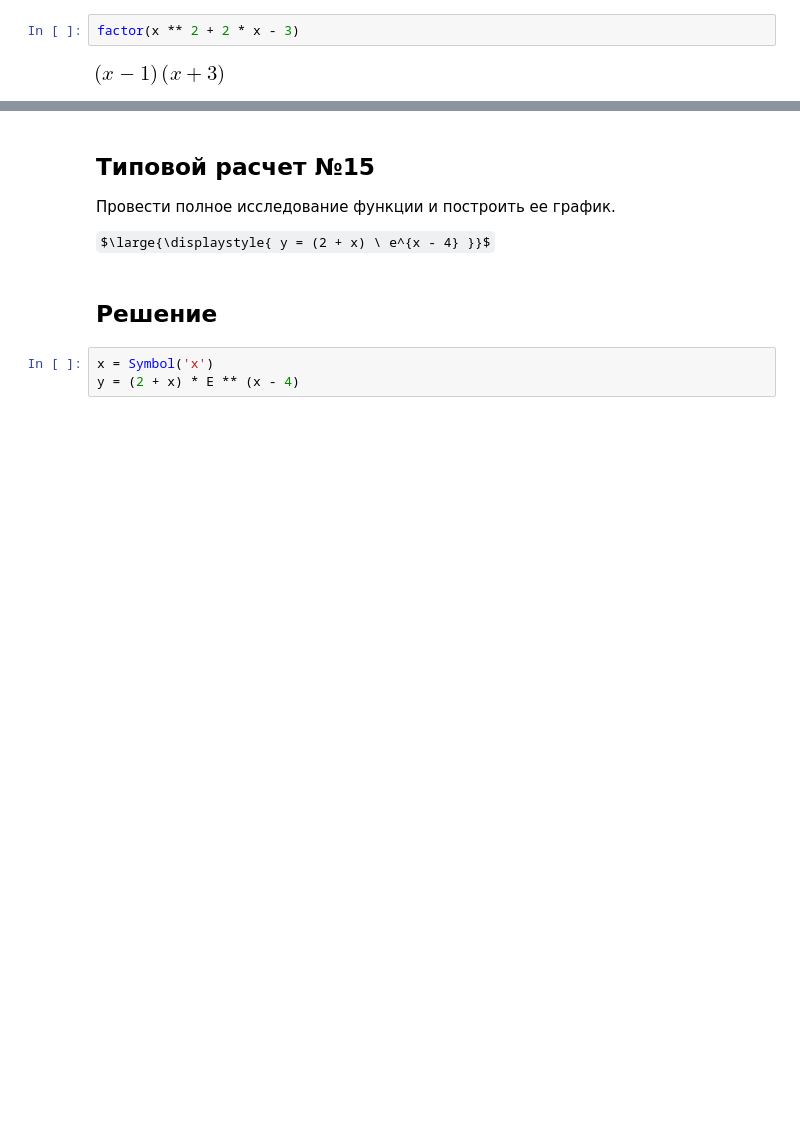
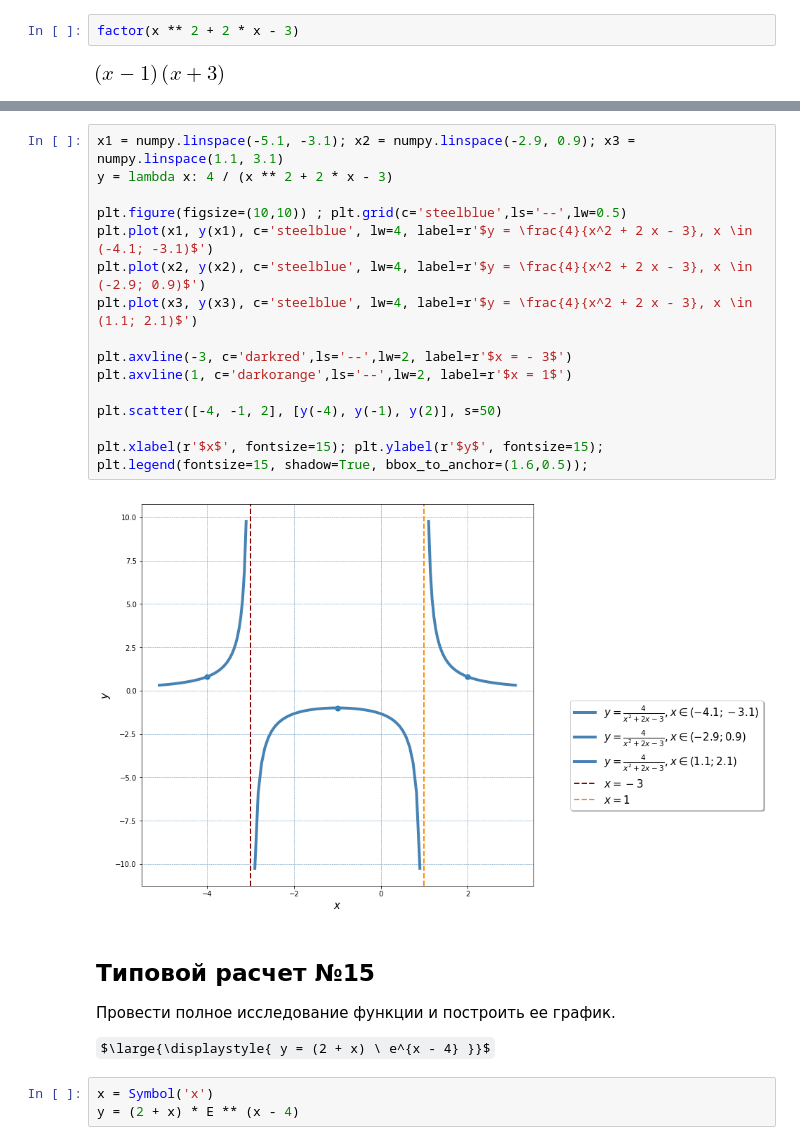
Before and after one commit to OlgaBelitskaya/math_20182019, a Jupyter notebook: mathanalysis_standardcalc209-215.ipynb, the cells around one changed output, grey strips where cells are left out. Saved outputs shown, nothing was run; the diff lists cells and outputs as text; some formulas as TeX source; blank space fills up the shorter version.

```diff
--- a/mathanalysis_standardcalc209-215.ipynb
+++ b/mathanalysis_standardcalc209-215.ipynb
@@ -376,11 +401,27 @@ plot(y, (x, -4.1, -3.1)); plot(y, (x, -2.9, 0.9)); plot(y, (x, 1.1, 2.1));
+# %%
+x1 = numpy.linspace(-5.1, -3.1); x2 = numpy.linspace(-2.9, 0.9); x3 = numpy.linspace(1.1, 3.1)
+y = lambda x: 4 / (x ** 2 + 2 * x - 3)
+
+plt.figure(figsize=(10,10)) ; plt.grid(c='steelblue',ls='--',lw=0.5)
+plt.plot(x1, y(x1), c='steelblue', lw=4, label=r'$y = \frac{4}{x^2 + 2 x - 3}, x \in (-4.1; -3.1)$')
+plt.plot(x2, y(x2), c='steelblue', lw=4, label=r'$y = \frac{4}{x^2 + 2 x - 3}, x \in (-2.9; 0.9)$')
+plt.plot(x3, y(x3), c='steelblue', lw=4, label=r'$y = \frac{4}{x^2 + 2 x - 3}, x \in (1.1; 2.1)$')
+
+plt.axvline(-3, c='darkred',ls='--',lw=2, label=r'$x = - 3$')
+plt.axvline(1, c='darkorange',ls='--',lw=2, label=r'$x = 1$')
+
+plt.scatter([-4, -1, 2], [y(-4), y(-1), y(2)], s=50)
+
+plt.xlabel(r'$x$', fontsize=15); plt.ylabel(r'$y$', fontsize=15);
+plt.legend(fontsize=15, shadow=True, bbox_to_anchor=(1.6,0.5));
+# %% [output]
+[figure, added]
 # %% [markdown]
 ## Типовой расчет №15
 
 Провести полное исследование функции и построить ее график.
 
 $\large{\displaystyle{ y = (2 + x) \ e^{x - 4} }}$
-# %% [markdown]
-## Решение
 # %%
 x = Symbol('x')
 y = (2 + x) * E ** (x - 4)
```
Also changed, not shown: parts of 16 cells of this notebook.
